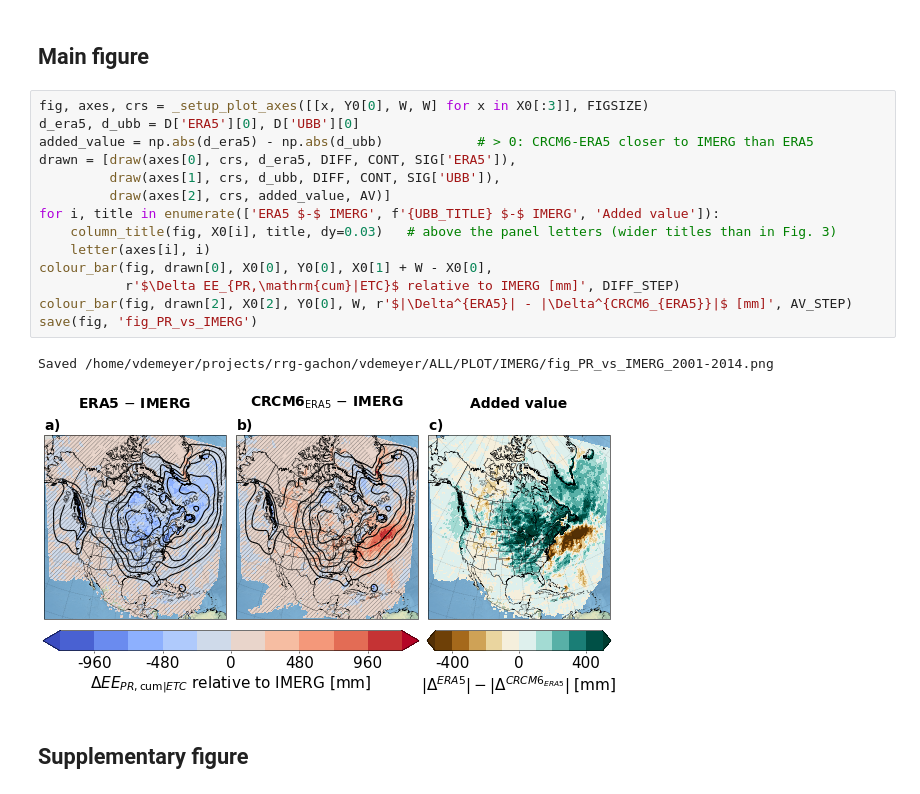
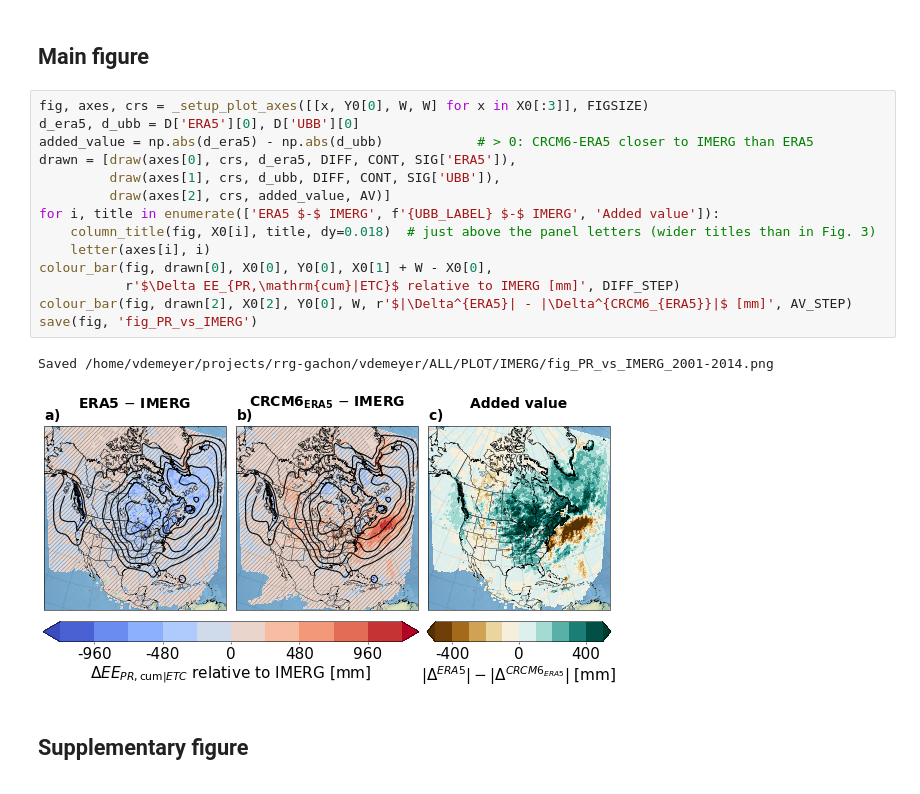
Before and after one commit to VictorienDeMeyer/DeMeyer_etal_2026_Extreme_Cyclones, a Jupyter notebook: PLOT/plot_map_IMERG_evaluation.ipynb, the cells around one changed output. Saved outputs shown, nothing was run; the diff lists cells and outputs as text.

Commit message:
style: lower the titles of the IMERG figure and bold the ERA5 subscript
Co-Authored-By: Claude Opus 5.5 <noreply@anthropic.com>

```diff
--- a/PLOT/plot_map_IMERG_evaluation.ipynb
+++ b/PLOT/plot_map_IMERG_evaluation.ipynb
@@ -165,20 +164,20 @@ def save(fig, name):
 # %%
 fig, axes, crs = _setup_plot_axes([[x, Y0[0], W, W] for x in X0[:3]], FIGSIZE)
 d_era5, d_ubb = D['ERA5'][0], D['UBB'][0]
 added_value = np.abs(d_era5) - np.abs(d_ubb)            # > 0: CRCM6-ERA5 closer to IMERG than ERA5
 drawn = [draw(axes[0], crs, d_era5, DIFF, CONT, SIG['ERA5']),
          draw(axes[1], crs, d_ubb, DIFF, CONT, SIG['UBB']),
          draw(axes[2], crs, added_value, AV)]
-for i, title in enumerate(['ERA5 $-$ IMERG', f'{UBB_TITLE} $-$ IMERG', 'Added value']):
-    column_title(fig, X0[i], title, dy=0.03)   # above the panel letters (wider titles than in Fig. 3)
+for i, title in enumerate(['ERA5 $-$ IMERG', f'{UBB_LABEL} $-$ IMERG', 'Added value']):
+    column_title(fig, X0[i], title, dy=0.018)  # just above the panel letters (wider titles than in Fig. 3)
     letter(axes[i], i)
 colour_bar(fig, drawn[0], X0[0], Y0[0], X0[1] + W - X0[0],
            r'$\Delta EE_{PR,\mathrm{cum}|ETC}$ relative to IMERG [mm]', DIFF_STEP)
 colour_bar(fig, drawn[2], X0[2], Y0[0], W, r'$|\Delta^{ERA5}| - |\Delta^{CRCM6_{ERA5}}|$ [mm]', AV_STEP)
 save(fig, 'fig_PR_vs_IMERG')
 # %% [output]
 Saved /home/vdemeyer/projects/rrg-gachon/vdemeyer/ALL/PLOT/IMERG/fig_PR_vs_IMERG_2001-2014.png
-[figure, old version]
+[figure, new version]
 # %% [markdown]
 ## Supplementary figure
 # %%
```
Also changed, not shown: parts of 2 cells of this notebook.
